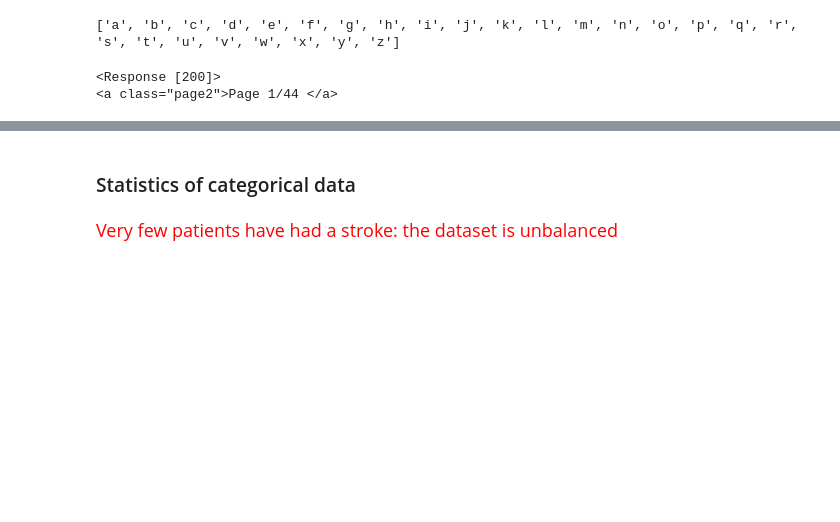
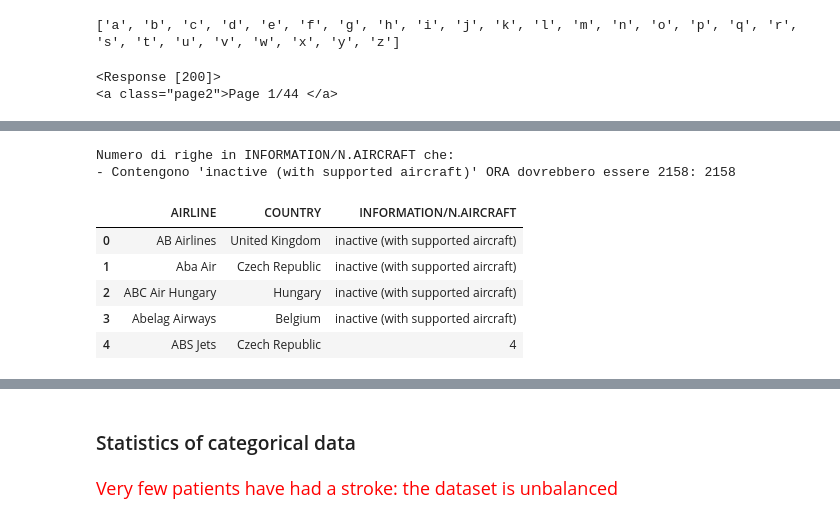
Before and after one commit to Laura1385/projectaircraft_api, a Jupyter notebook: main_API.ipynb, the cells around one changed output, grey strips where cells are left out. Drawn from its saved outputs; the diff is of its cells as text; code cells hidden in the pictures; blank space fills up the shorter version.

```diff
--- a/main_API.ipynb
+++ b/main_API.ipynb
@@ -304,0 +379,26 @@ df_no_duplicates.to_json("df_airfleets_clean.json", index=False)
+# %%
+#per semplificare considero le 9 compagnie aeree i cui aerei
+#sono stati rinominati e assimilati a nuove compagnie aeree come inattive
+#sostitusco quindi i valori e rifaccio il conteggio
+
+#trovo le righe che iniziano con 'numero Renamed / Merged to'
+mask = df_af_clean['INFORMATION/N.AIRCRAFT'].str.contains(r'^\d+\s+Renamed / Merged to')
+
+#le sostituisco con 'inactive (with supported aircraft)'
+df_af_clean.loc[mask, 'INFORMATION/N.AIRCRAFT'] = 'inactive (with supported aircraft)'
+
+print('Numero di righe in INFORMATION/N.AIRCRAFT che:')
+# - contengono la frase 'inactive (with supported aircraft)'
+count_inactive_rows = (df_af_clean['INFORMATION/N.AIRCRAFT'] == 'inactive (with supported aircraft)').sum()
+print(f"- Contengono 'inactive (with supported aircraft)' ORA dovrebbero essere 2158: {count_inactive_rows}")
+
+df_af_clean.head()
+# %% [output]
+Numero di righe in INFORMATION/N.AIRCRAFT che:
+- Contengono 'inactive (with supported aircraft)' ORA dovrebbero essere 2158: 2158
+|  | AIRLINE | COUNTRY | INFORMATION/N.AIRCRAFT |
+| 0 | AB Airlines | United Kingdom | inactive (with supported aircraft) |
+| 1 | Aba Air | Czech Republic | inactive (with supported aircraft) |
+| 2 | ABC Air Hungary | Hungary | inactive (with supported aircraft) |
+| 3 | Abelag Airways | Belgium | inactive (with supported aircraft) |
+| 4 | ABS Jets | Czech Republic | 4 |
```
Also changed, not shown: parts of 21 cells of this notebook, 9 other files.
